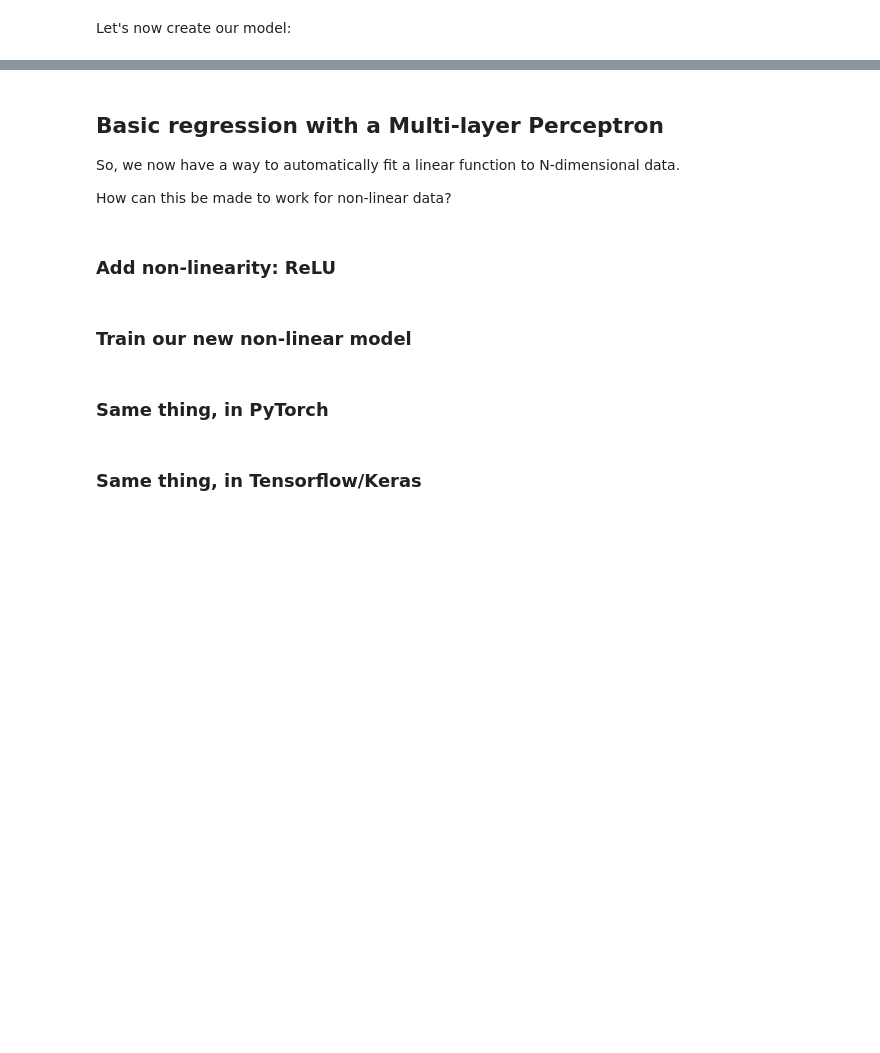
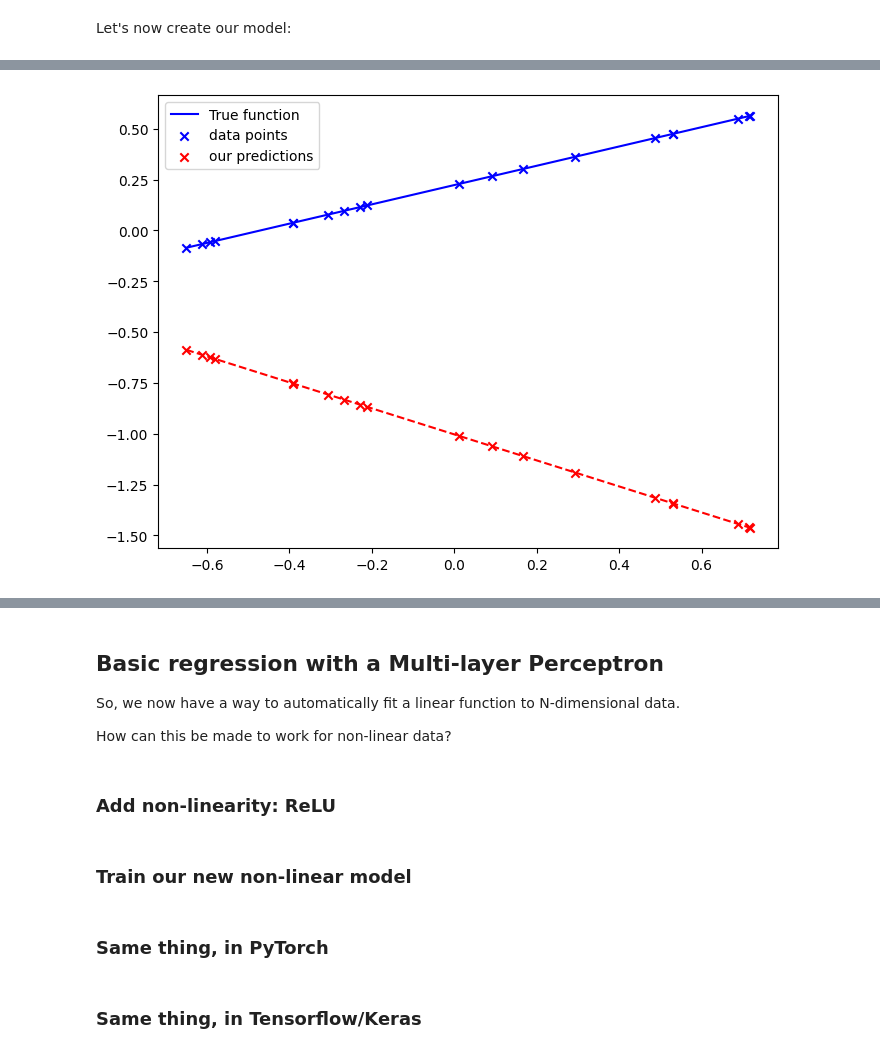
Before and after one commit to seub/NN, a Jupyter notebook: 3.basic-MLP.ipynb, the cells around one changed output, grey strips where cells are left out. Drawn from its saved outputs; the diff is of its cells as text; code cells hidden in the pictures; blank space fills up the shorter version.

Commit message:
Worked on linear model

```diff
--- a/3.basic-MLP.ipynb
+++ b/3.basic-MLP.ipynb
@@ -155,0 +186,17 @@ Let's now create our model:
+# %%
+
+def fbar(x):
+    return x @ weights_true + bias_true
+
+x = np.random.uniform(-1, 1, (10, 1))
+y_true = fbar(x)
+
+linear = LinearLayer(1, 1)
+metric = MSE()
+model = LinearModel(linear, metric)
+
+print(f"loss = {model.loss(x, y_true)}")
+
+model.forward_pass(x)
+model.back_propagate(y_true, 1.)
+print(f"loss = {model.loss(x, y_true)}")
@@ -156,43 +208,87 @@ Let's now create our model:
 # %%
 class LinearModel:
-    def __init__(self, layer, loss):
+    def __init__(self, layer, metric):
         self.layer = layer
-        self.loss = loss
+        self.metric = metric
 
     def __call__(self, x):
         return self.layer(x)
 
     def forward_pass(self, x):
         self.x = x
         self.y = self(x)
 
+    def training_loss(self):
+        return self.metric(self(self.x_training), self.y_true_training)
+
     def back_propagate(self, y_true, learning_rate):
-        self.weights_gradient = (self.layer.weights_gradient(self.x) @ self.loss.gradient(self.y, y_true)).mean()
-        self.bias_gradient = (self.layer.bias_gradient(self.x) @ self.loss.gradient(self.y, y_true)).mean()
+        weights_gradient = self.layer.weights_gradient(self.x)[:, None] # shape (nb_datapoints, input_dim, 1)
+        metric_gradient = self.metric.gradient(self.y, y_true)[:, None] # shape (nb_datapoints, output_dim, 1)
+        self.weights_gradient = (weights_gradient @ metric_gradient.transpose(0,2,1)) #shape (nb_datapoints, input_dim, output_dim)
+        self.weights_gradient = self.weights_gradient.mean(axis=0) #shape (input_dim, output_dim)
         self.layer.weights = self.layer.weights - learning_rate*self.weights_gradient
+
+        bias_gradient = self.layer.bias_gradient(self.x) # shape (output_dim, output_dim)
+        self.bias_gradient = (bias_gradient.T @ metric_gradient) # shape (nb_datapoints, output_dim, 1)
+        self.bias_gradient = (bias_gradient.T @ metric_gradient).squeeze(-1) #shape (nb_datapoints, ouput_dim)
+        self.bias_gradient = self.bias_gradient.mean(axis=0) #shape (output_dim,)
         self.layer.bias = self.layer.bias - learning_rate*self.bias_gradient
 
-    def train(self, x, y_true, batch_size, nb_epochs, learning_rate):
+    def set_training_data(self, x_training,):
+        self.x_training = x_training
+        self.nb_datapoints = x_training.shape[0]
+
+    def set_training_labels(self, y_true_training=None, true_function=None):
+            assert((y_true_training is None) ^ (true_function is None))
+            if true_function:
+                y_true_training = true_function(self.x_training)
+            self.y_true_training = y_true_training
+
+    def set_training_parameters(self, batch_size=5, learning_rate=0.1):
+        self.batch_size = batch_size
+        self.learning_rate = learning_rate
+
+    def train(self, nb_epochs):
         for epoch in range(1, nb_epochs+1):
-            indices = np.random.choice(x.shape[0], batch_size, replace=False)
-            x_batch = x[indices, :]
-            y_true_batch = y_true[indices, :]
+            indices = np.random.choice(self.nb_datapoints, self.batch_size, replace=False)
+            x_batch = self.x_training[indices, :]
+            y_true_batch = self.y_true_training[indices, :]
             self.forward_pass(x_batch)
-            self.back_propagate(y_true_batch, learning_rate)
+            self.back_propagate(y_true_batch, self.learning_rate)
             if epoch % 5 ==0:
-                print(f"Epoch {epoch}: loss = {self.loss(self(x), y_true)}")
+                print(f"Epoch {epoch}: loss = {self.training_loss()}")
+
+    def plot(self): # Only works if target is 1D
+        x = self.x_training
+        y_pred = model(self.x_training)
+        y_true = self.y_true_training
+
+        figure(figsize=(8, 6), dpi=100)
+        plt.plot(x, y_true, 'b-', label='True function')
+        plt.scatter(x, y_true, color='b', marker='x', label='data points')
+        plt.plot(x.squeeze(-1), y_pred.squeeze(-1), 'r--')
+        plt.scatter(x, y_pred, color='r', marker='x', label='our predictions')
+        plt.legend()
+        plt.show()
 
 
+
+def fbar(x):
+    return x @ weights_true + bias_true
+
+x = np.random.uniform(-1, 1, (20, 1))
+x.sort(axis=0)
+
 linear = LinearLayer(1, 1)
-loss = MSE()
-model = LinearModel(linear, loss)
+metric = MSE()
+model = LinearModel(linear, metric)
+model.set_training_data(x)
+model.set_training_labels(true_function=fbar)
+model.set_training_parameters(batch_size=5, learning_rate=0.5)
 
-model.train(x, y_true, 5, 50, 0.5)
 
-figure(figsize=(8, 6), dpi=100)
-plt.plot(x.squeeze(-1), y_true.squeeze(-1), 'b--', label='True function')
-plt.scatter(x.squeeze(-1), y_true.squeeze(-1), color='b', marker='x', label='data points')
-plt.scatter(x.squeeze(-1), model(x).squeeze(-1), color='r', marker='x', label='our predictions')
-plt.legend()
-plt.show()
+model.plot()
+model.train(50)
+model.plot()
 # %% [output]
+[figure, new version]
```
Also changed, not shown: parts of 16 cells of this notebook, 2 other files.
